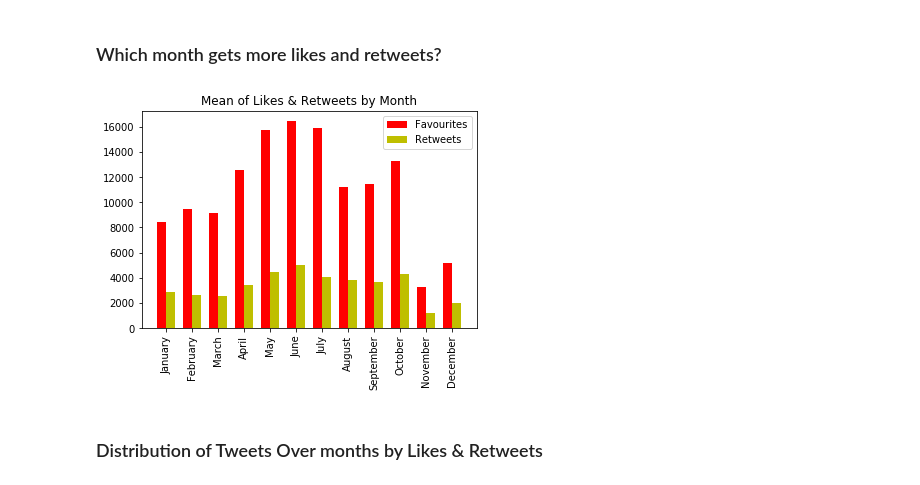
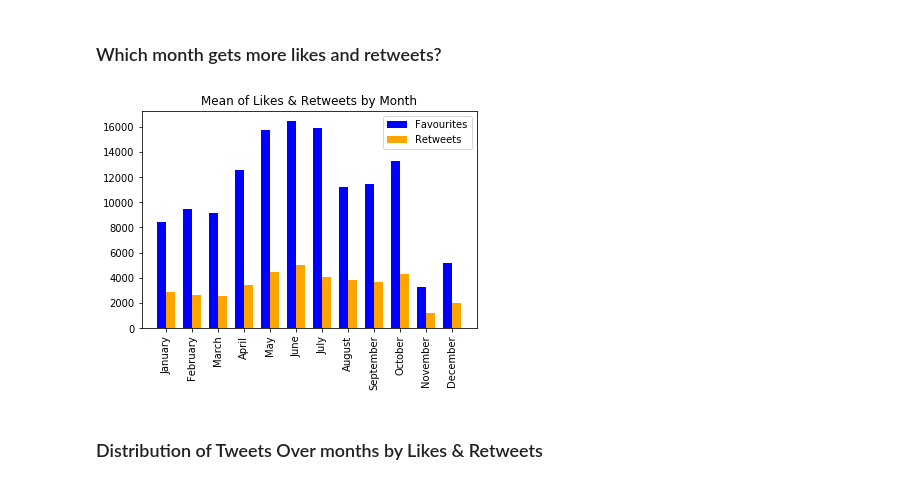
Before and after one commit to najwa1985/P6_-WeRateDogs-Data-Wrangle-And-Analysis, a Jupyter notebook: Wrangle_act.ipynb, the cells around one changed output. Drawn from its saved outputs; the diff is of its cells as text; code cells hidden in the pictures.

Commit message:
Fix: Color Blind issues
Fix: Color Blind issues

I fixed the color blind issues in the graphs.Changed the colors of 2 plots from red ,yellow & green to blue & orange.

```diff
--- a/Wrangle_act.ipynb
+++ b/Wrangle_act.ipynb
@@ -835,30 +835,30 @@ twitter_archive_master.groupby(['day_of_week'])['favorite_count','retweet_count'
 # %%
 N = 12
 fav = twitter_archive_master.groupby(['month'])['favorite_count'].mean()
 ret = twitter_archive_master.groupby(['month'])['retweet_count'].mean()
 
 fig, ax = plt.subplots()
 
 ind = np.arange(N)    # the x locations for the groups
 width = 0.35         # the width of the bars
-p1 = ax.bar(ind, fav, width, color='r')
+p1 = ax.bar(ind, fav, width, color='blue')
 
 p2 = ax.bar(ind + width, ret, width,
-            color='y')
+            color='orange')
 
 ax.set_title('Mean of Likes & Retweets by Month')
 ax.set_xticks(ind + width / 2)
 ax.set_xticklabels(('January','February' ,'March','April',
          'May','June','July','August',
          'September','October','November','December'),rotation=90)
 
 ax.legend((p1[0], p2[0]), ('Favourites', 'Retweets'))
 
 ax.autoscale_view()
 plt.xticks(rotation=90)
 plt.show()
 # %% [output]
-[figure, old version]
+[figure, new version]
 # %% [markdown]
 ### Distribution of Tweets Over months by Likes & Retweets
 # %%
```
Also changed, not shown: parts of 5 cells of this notebook.
